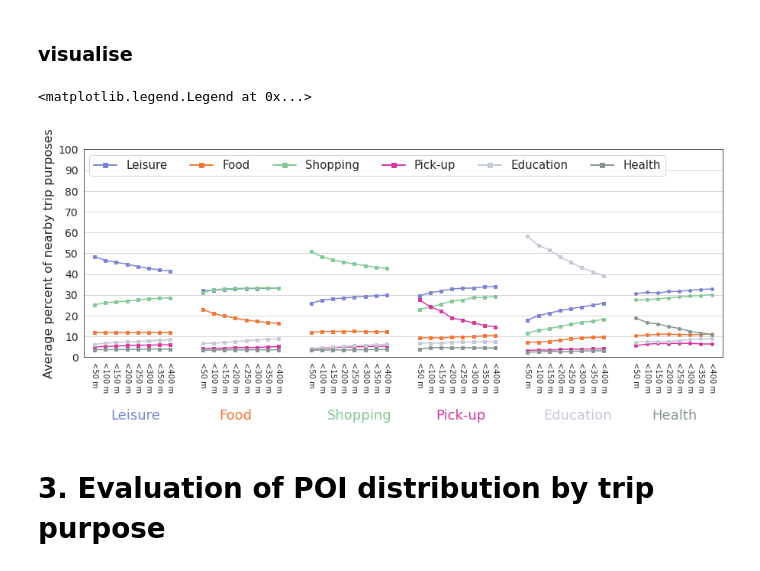
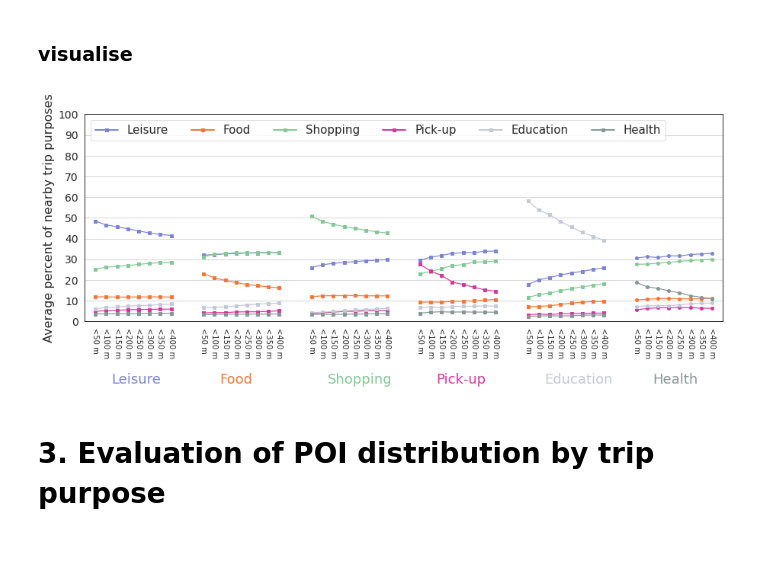
Before and after one commit to Thomasjkeel/Trip_Purpose_Classification, a Jupyter notebook: Notebooks/analysis/exploratory_data_analysis.ipynb, the cells around one changed output. Saved outputs shown, nothing was run; the diff lists cells and outputs as text; code cells hidden in the pictures.

```diff
--- a/Notebooks/analysis/exploratory_data_analysis.ipynb
+++ b/Notebooks/analysis/exploratory_data_analysis.ipynb
@@ -160,7 +160,7 @@ def change_crs_of_X(X, crs_from="EPSG:4236",crs_to="EPSG:3347"):
 
 def calculate_average_nearby_purposes(data, purpose_type, buffer_size_m):
     """
-        function for calculating average percentage of nearby trip purposes based on a buffer size and a given purpos type
+        function for calculating average percentage of nearby trip purposes based on a buffer size and a given purpose type
     """
     if 'geometry' not in data.columns:
         geo_data = change_crs_of_X(data)
@@ -267,6 +267,7 @@ for num in np.arange(0,30, 5):
     x_ticks.extend(create_x_coords(start_val=num, number_vals=8))
 # %%
 sns.set_style('white')
+sns.set_context('paper')
 fig, ax = plt.subplots(1, figsize=(15,5))
 # markers = ['$L$','$S$','$C$','$P$','$E$','$H$']
 LONG_NAMES = ['Leisure','Food','Shopping','Pick-up','Education','Health']
@@ -277,34 +278,34 @@ COLOURBLIND_PALETTE = ["#7b85d4","#f37738","#83c995","#d7369e","#c4c9d8","#85979
 for i in range(6):
     ax.plot(create_x_coords(start_val=0, number_vals=8),get_slice(all_av_np_df, i, 0),
            marker='s', markersize=4,c=COLOURBLIND_PALETTE[i])
     ax.plot(create_x_coords(start_val=5, number_vals=8),get_slice(all_av_np_df, i, 1),
            marker='s', markersize=4,c=COLOURBLIND_PALETTE[i])
     ax.plot(create_x_coords(start_val=10, number_vals=8),get_slice(all_av_np_df, i, 2),
            marker='s', markersize=4,c=COLOURBLIND_PALETTE[i])
     ax.plot(create_x_coords(start_val=15, number_vals=8),get_slice(all_av_np_df, i, 3),
            marker='s', markersize=4,c=COLOURBLIND_PALETTE[i])
     ax.plot(create_x_coords(start_val=20, number_vals=8),get_slice(all_av_np_df, i, 4),
            marker='s', markersize=4,c=COLOURBLIND_PALETTE[i])
     ax.plot(create_x_coords(start_val=25, number_vals=8),get_slice(all_av_np_df, i, 5),
            marker='o', markersize=4,c=COLOURBLIND_PALETTE[i])
 
 legend_elements = [mlines.Line2D([0], [0], color=COLOURBLIND_PALETTE[i],marker='s', lw=2,) for i in range(len(COLOURBLIND_PALETTE))]
 
 plt.xlim(-0.5,29)
 plt.ylim(0,100)
 plt.xticks(x_ticks, ['<50 m','<100 m','<150 m', '<200 m','<250 m','<300 m','<350 m','<400 m']*6,fontsize=10, rotation=-90);
 plt.yticks(np.arange(0,101,10),size=14)
 plt.ylabel("Average percent of nearby trip purposes", size=16)
 to_add = 5
 value = 0
 for i, nm in enumerate(LONG_NAMES):
     plt.text(value+0.75,-30, nm, c=COLOURBLIND_PALETTE[i],size=18)
     value+=to_add
 ax.grid(axis='y')
 ax.legend(legend_elements, LONG_NAMES,fontsize=15, loc='upper left', ncol=len(LONG_NAMES), fancybox=True)
 # plt.savefig('../../other/images/average_nearby_trip_purposes.tif',bbox_inches='tight', dpi = 300)
+# plt.savefig('../../other/images/average_nearby_trip_purposes.png',bbox_inches='tight', dpi = 300)
 # %% [output]
-<matplotlib.legend.Legend at 0x...>
-[figure, old version]
+[figure, new version]
 # %% [markdown]
 # 3. Evaluation of POI distribution by trip purpose
```
Also changed, not shown: parts of 6 cells of this notebook, 5 other files.
